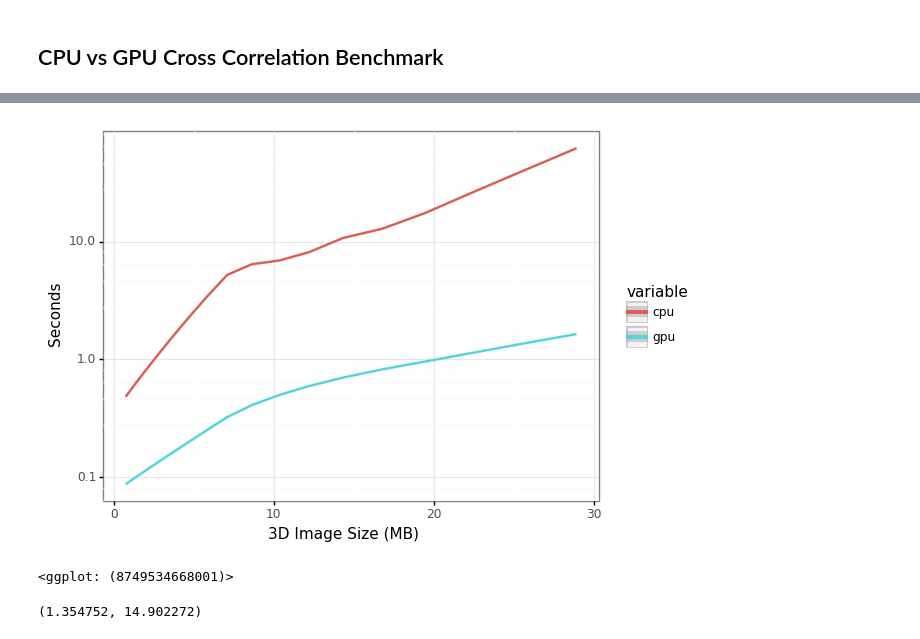
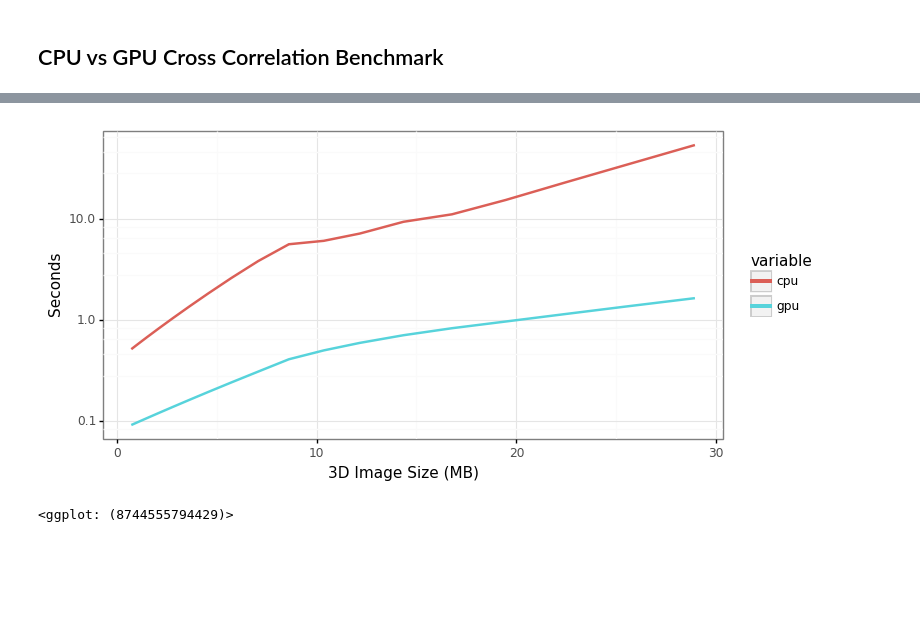
Before and after one commit to hammerlab/cytokit, a Jupyter notebook: python/notebooks/benchmarks/cross_correlation.ipynb, the cells around one changed output, grey strips where cells are left out. Cells and saved outputs as stored; diff of their text form; code cells hidden in the pictures; blank space fills up the shorter version.

```diff
--- a/python/notebooks/benchmarks/cross_correlation.ipynb
+++ b/python/notebooks/benchmarks/cross_correlation.ipynb
@@ -22,0 +24,3 @@ img.shape
+# %%
+img_shift = shift(img, (-5, 10, 15))
+img_shift.dtype, img_shift.shape
@@ -29,20 +87,26 @@ def run(op):
     end = timer()
     return end - start
 
-def benchmark(img):
+def rescale_image(img, scale_factor):
+    return rescale(
+        img, scale_factor, anti_aliasing=False,
+        mode='constant', multichannel=False, preserve_range=True
+    ).astype(np.uint8)
+
+def benchmark(img, img_shift):
     op = drift_compensation.TranslationCalculator(3)
     op.initialize()
 
     df = []
     for scale_factor in tqdm.tqdm(np.arange(1., 5., .2)):
-        imgs = rescale(img, scale_factor, anti_aliasing=False, mode='constant',
-                       multichannel=False, preserve_range=True).astype(np.uint8)
+        img_rs = rescale_image(img, scale_factor)
+        img_shift_rs = rescale_image(img_shift, scale_factor)
 
         df.append({
             'scale_factor': scale_factor,
-            'size': imgs.size,
-            'shape': imgs.shape,
-            'cpu': run(lambda: register_translation(imgs, imgs)),
-            'gpu': run(lambda: op.run(imgs, imgs))
+            'size': img_rs.size,
+            'shape': img_rs.shape,
+            'cpu': run(lambda: register_translation_noerr(img_rs, img_shift_rs)),
+            'gpu': run(lambda: op.run(img_rs, img_shift_rs))
         })
     return pd.DataFrame(df)
@@ -51 +113,7 @@ df = benchmark(img)
+# %%
+%%time
+df = []
+for i in tqdm.tqdm(range(5)):
+    df.append(benchmark(img, img_shift).assign(iteration=i))
+df = pd.concat(df)
 # %%
@@ -80,19 +162,20 @@ df[['size', 'cpu', 'gpu']].melt(id_vars='size').head()
 # %%
+# Smooth across all replicates
 (
     pn.ggplot(
-        df.query('scale_factor > 1.2').assign(mb=lambda df: df['size']/1000000)[['mb', 'cpu', 'gpu']].melt(id_vars='mb'),
+        df.query('scale_factor > 1.2')\
+            .assign(iteration=lambda df: 'Iter ' + df['iteration'].astype(str))\
+            .assign(mb=lambda df: df['size']/1000000)[['mb', 'iteration', 'cpu', 'gpu']]\
+            .melt(id_vars=['mb', 'iteration']),
         pn.aes(x='mb', y='value', color='variable')
     ) +
-    pn.geom_smooth() +
+    pn.stat_smooth(se=False) +
     pn.scale_y_log10() +
     pn.theme_bw() +
     pn.xlab('3D Image Size (MB)') +
-    pn.ylab('Seconds')
+    pn.ylab('Seconds') +
+    pn.theme(figure_size=(8, 4))
 )
 # %% [output]
-[figure, old version]
+[figure, new version]
-<ggplot: (8749534668001)>
+<ggplot: (8744555794429)>
-# %%
-(1*1008*1344)/1000000, (11*1008*1344)/1000000
-# %% [output]
-(1.354752, 14.902272)
```
Also changed, not shown: parts of 10 cells of this notebook, 3 other files.
